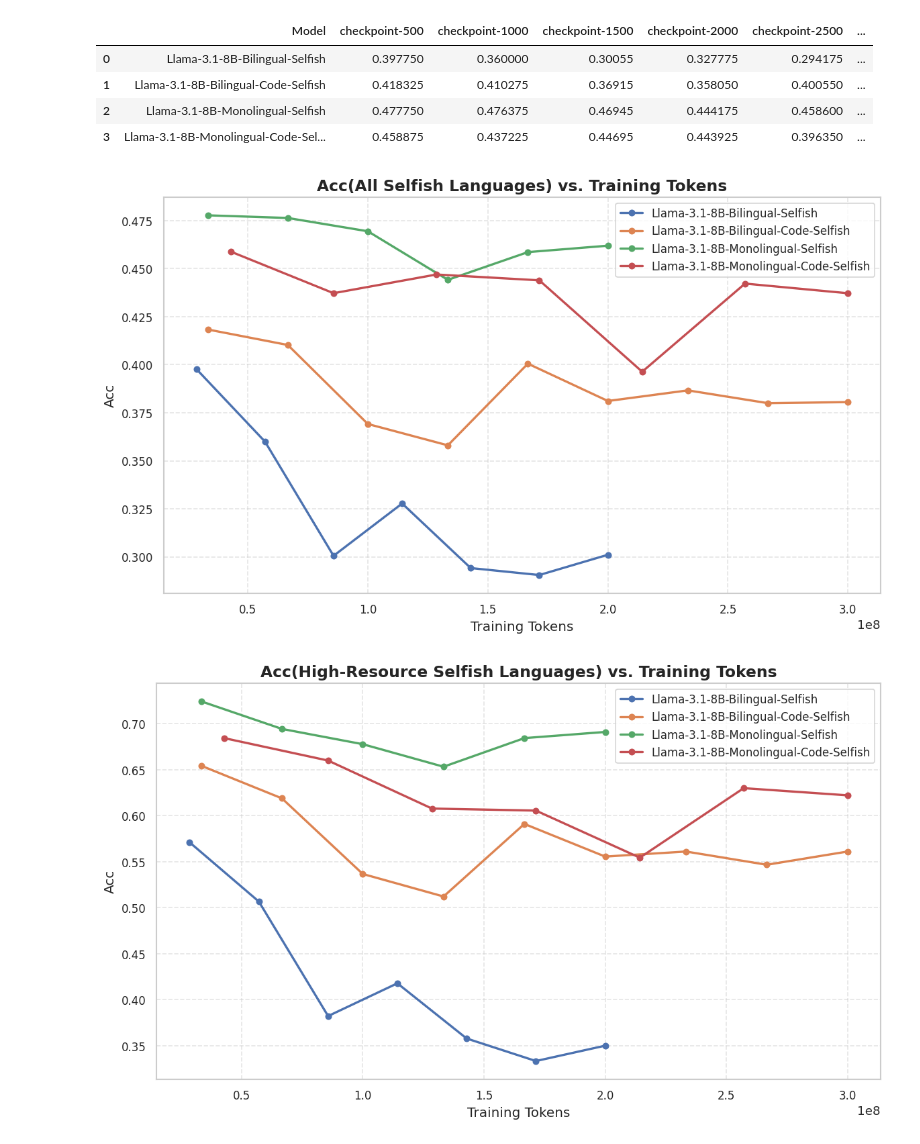
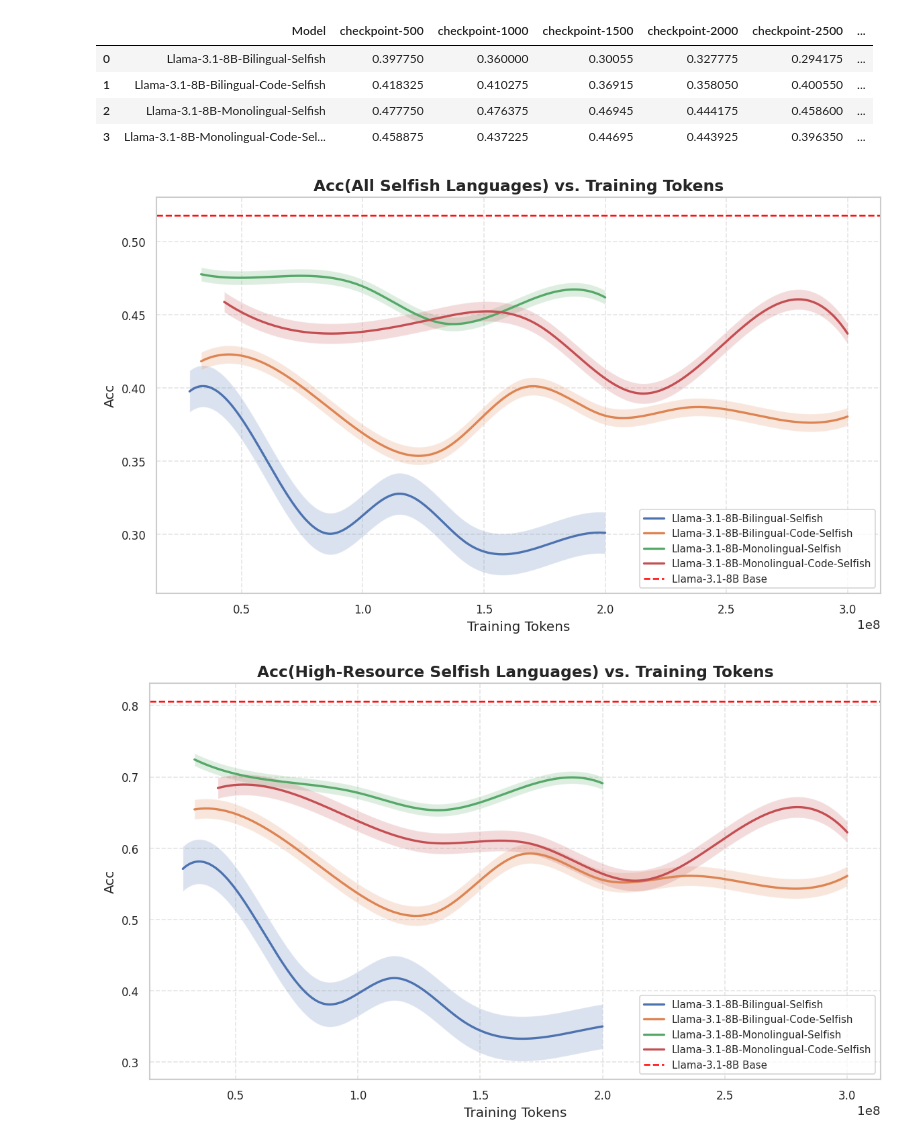
Before and after one commit to MaLA-LM/MixCPT, a Jupyter notebook: evaluation/Visualization/Belebele-0-2-epochs/vis_selfish.ipynb, the cells around one changed output. Saved outputs shown, nothing was run; the diff lists cells and outputs as text; code cells hidden in the pictures.

```diff
--- a/evaluation/Visualization/Belebele-0-2-epochs/vis_selfish.ipynb
+++ b/evaluation/Visualization/Belebele-0-2-epochs/vis_selfish.ipynb
@@ -130,9 +190,9 @@ def vis(df, langs_catagory):
 # %%
-vis(df_all, "All Selfish Languages")
+vis_smooth(df_all, "All Selfish Languages", 0.518)
 # %% [output]
-[figure, old version]
+[figure, new version]
 # %%
-vis(df_high, "High-Resource Selfish Languages")
+vis_smooth(df_high, "High-Resource Selfish Languages", 0.806)
 # %% [output]
-[figure, old version]
+[figure, new version]
 # %%
```
Also changed, not shown: parts of 5 cells of this notebook, 6 other files.
